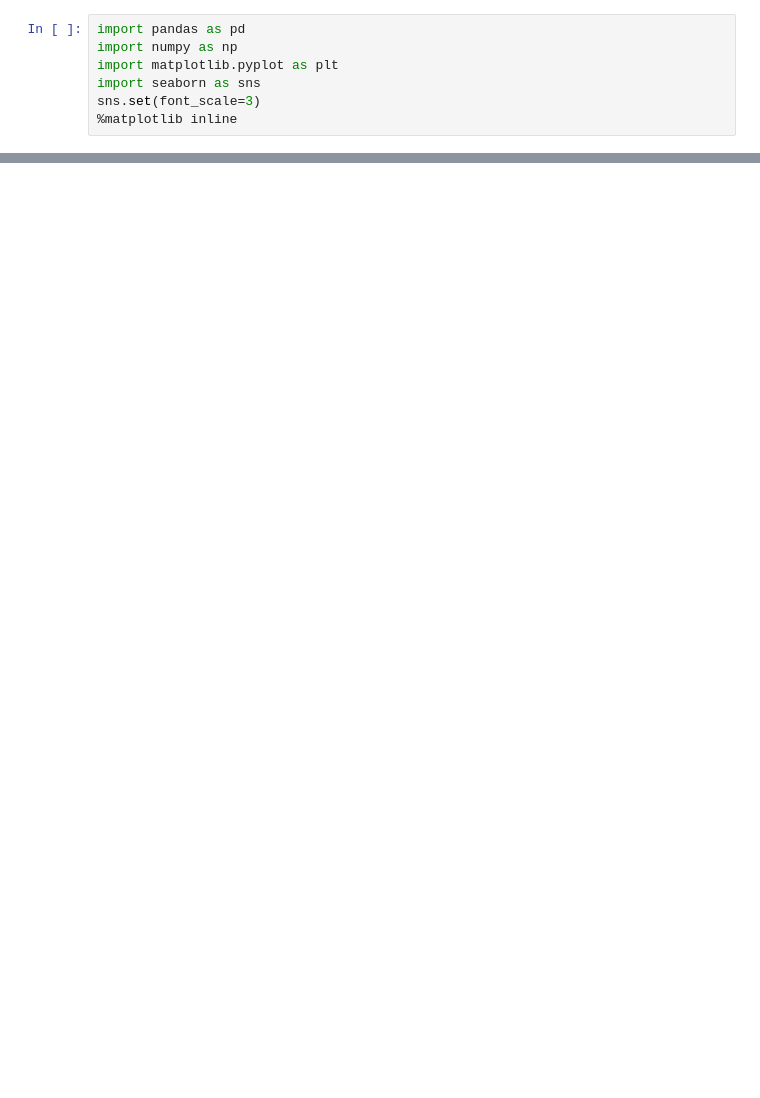
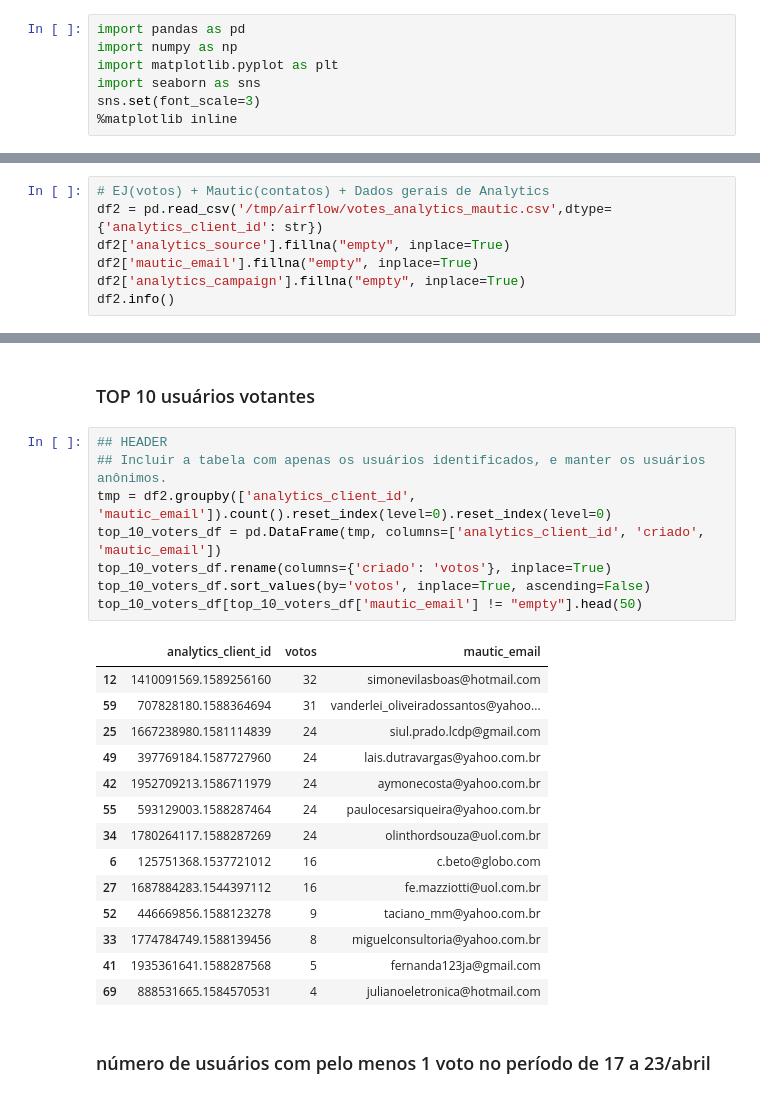
Before and after one commit to cidadedemocratica/airflow, a Jupyter notebook: src/ej/osf.ipynb, the cells around one changed output, grey strips where cells are left out. Cells and saved outputs as stored; diff of their text form; blank space fills up the shorter version.

```diff
--- a/src/ej/osf.ipynb
+++ b/src/ej/osf.ipynb
@@ -144,0 +138,7 @@ Dos usuários que votaram a partir do dia 27, quantos votaram antes do dia 26: 0
+# %%
+# EJ(votos) + Mautic(contatos) + Dados gerais de Analytics
+df2 = pd.read_csv('/tmp/airflow/votes_analytics_mautic.csv',dtype={'analytics_client_id': str})
+df2['analytics_source'].fillna("empty", inplace=True)
+df2['mautic_email'].fillna("empty", inplace=True)
+df2['analytics_campaign'].fillna("empty", inplace=True)
+df2.info()
@@ -144,0 +190,27 @@ Dos usuários que votaram a partir do dia 27, quantos votaram antes do dia 26: 0
+# %% [markdown]
+### TOP 10 usuários votantes
+# %%
+## HEADER
+## Incluir a tabela com apenas os usuários identificados, e manter os usuários anônimos.
+tmp = df2.groupby(['analytics_client_id', 'mautic_email']).count().reset_index(level=0).reset_index(level=0)
+top_10_voters_df = pd.DataFrame(tmp, columns=['analytics_client_id', 'criado', 'mautic_email'])
+top_10_voters_df.rename(columns={'criado': 'votos'}, inplace=True)
+top_10_voters_df.sort_values(by='votos', inplace=True, ascending=False)
+top_10_voters_df[top_10_voters_df['mautic_email'] != "empty"].head(50)
+# %% [output]
+|  | analytics_client_id | votos | mautic_email |
+| 12 | 1410091569.1589256160 | 32 | simonevilasboas@hotmail.com |
+| 59 | 707828180.1588364694 | 31 | vanderlei_oliveiradossantos@yahoo... |
+| 25 | 1667238980.1581114839 | 24 | siul.prado.lcdp@gmail.com |
+| 49 | 397769184.1587727960 | 24 | lais.dutravargas@yahoo.com.br |
+| 42 | 1952709213.1586711979 | 24 | aymonecosta@yahoo.com.br |
+| 55 | 593129003.1588287464 | 24 | paulocesarsiqueira@yahoo.com.br |
+| 34 | 1780264117.1588287269 | 24 | olinthordsouza@uol.com.br |
+| 6 | 125751368.1537721012 | 16 | c.beto@globo.com |
+| 27 | 1687884283.1544397112 | 16 | fe.mazziotti@uol.com.br |
+| 52 | 446669856.1588123278 | 9 | taciano_mm@yahoo.com.br |
+| 33 | 1774784749.1588139456 | 8 | miguelconsultoria@yahoo.com.br |
+| 41 | 1935361641.1588287568 | 5 | fernanda123ja@gmail.com |
+| 69 | 888531665.1584570531 | 4 | julianoeletronica@hotmail.com |
+# %% [markdown]
+### número de usuários com pelo menos 1 voto no período de 17 a 23/abril
```
Also changed, not shown: parts of 53 cells of this notebook, 4 other files.
